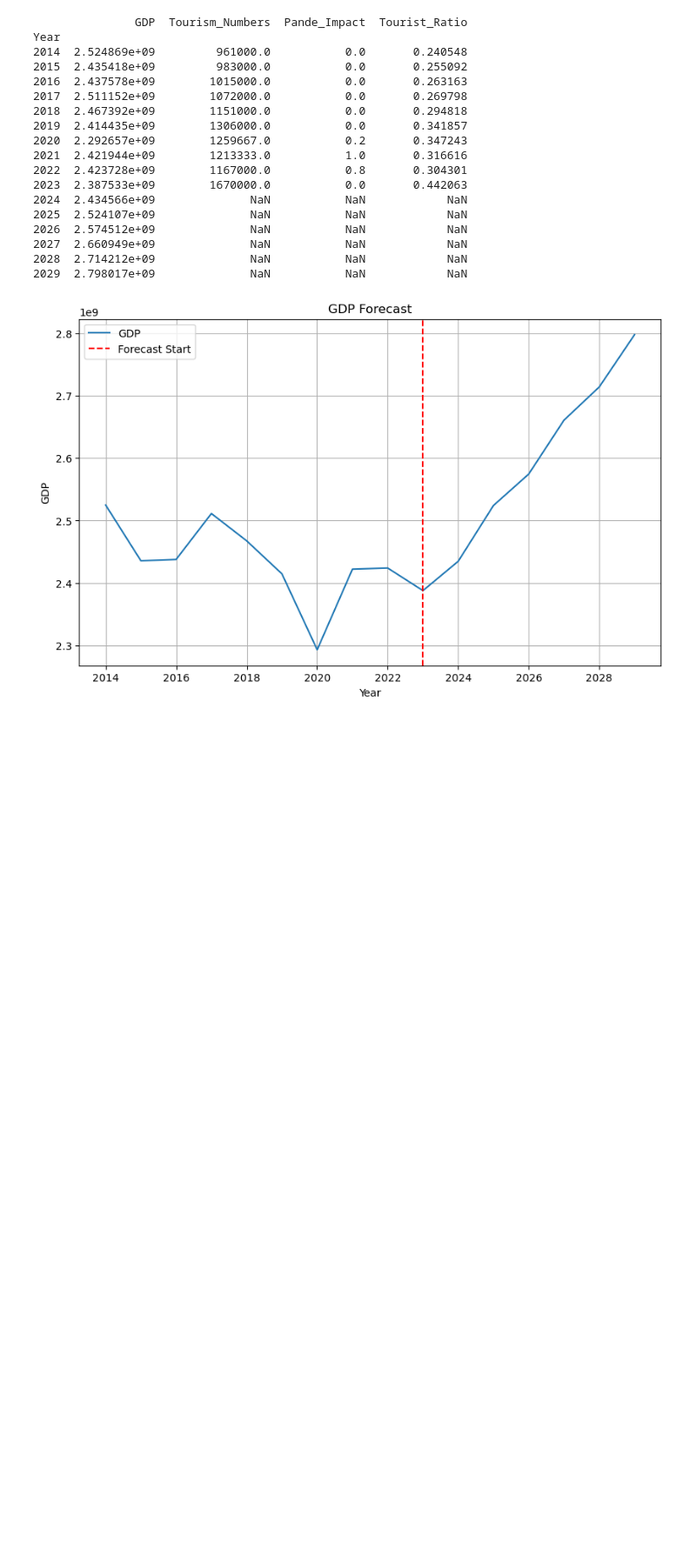
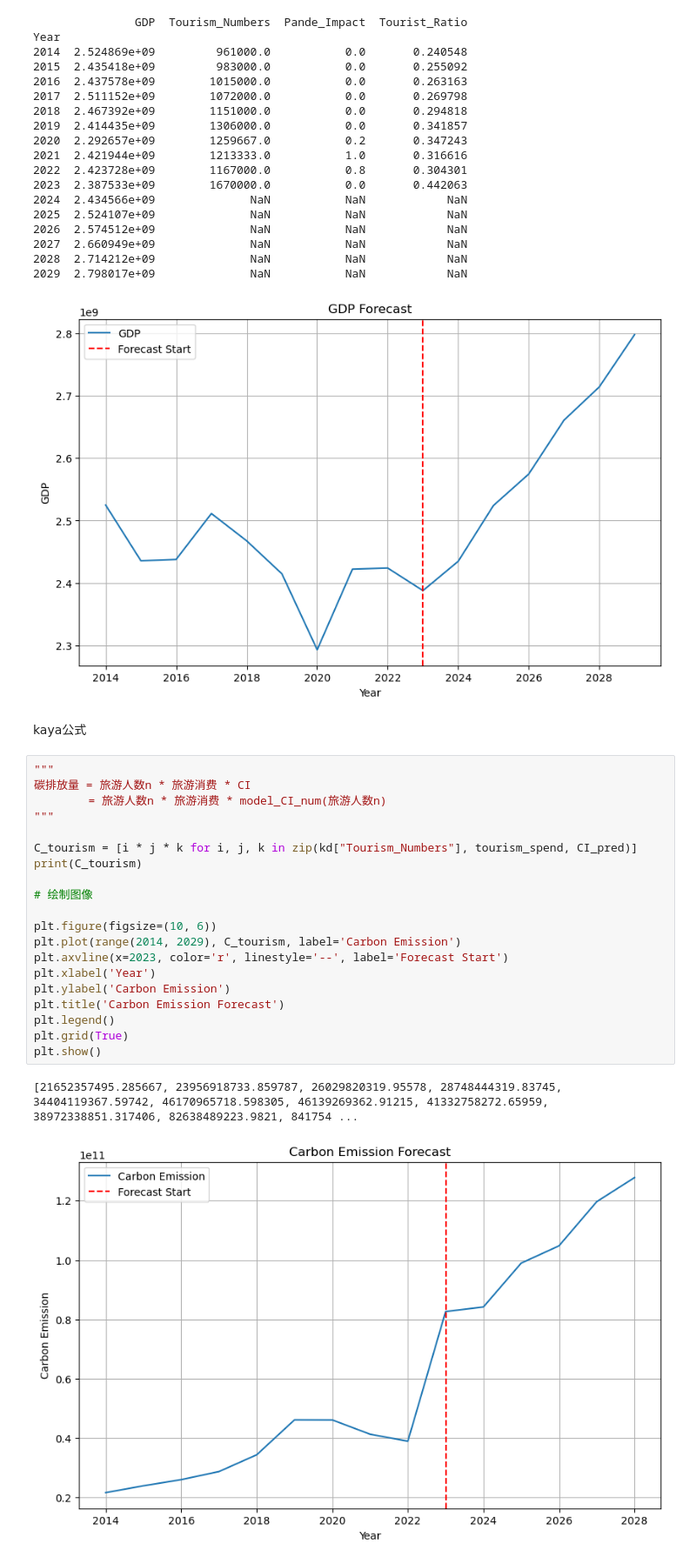
Before and after one commit to BlackMaple1203/MCM, a Jupyter notebook: Code/environment/kaya.ipynb, the cells around one changed output. Shown at 87% size. Cells and saved outputs as stored; diff of their text form; blank space fills up the shorter version.

```diff
--- a/Code/environment/kaya.ipynb
+++ b/Code/environment/kaya.ipynb
@@ -200,3 +237,28 @@ Year
 2028  2.714212e+09              NaN           NaN            NaN
 2029  2.798017e+09              NaN           NaN            NaN
 [figure]
+# %% [markdown]
+kaya公式
+# %%
+"""
+碳排放量 = 旅游人数n * 旅游消费 * CI
+        = 旅游人数n * 旅游消费 * model_CI_num(旅游人数n)
+"""
+
+C_tourism = [i * j * k for i, j, k in zip(kd["Tourism_Numbers"], tourism_spend, CI_pred)]
+print(C_tourism)
+
+# 绘制图像
+
+plt.figure(figsize=(10, 6))
+plt.plot(range(2014, 2029), C_tourism, label='Carbon Emission')
+plt.axvline(x=2023, color='r', linestyle='--', label='Forecast Start')
+plt.xlabel('Year')
+plt.ylabel('Carbon Emission')
+plt.title('Carbon Emission Forecast')
+plt.legend()
+plt.grid(True)
+plt.show()
+# %% [output]
+[21652357495.285667, 23956918733.859787, 26029820319.95578, 28748444319.83745, 34404119367.59742, 46170965718.598305, 46139269362.91215, 41332758272.65959, 38972338851.317406, 82638489223.9821, 841754 ...
+[figure, added]
```
Also changed, not shown: parts of 5 cells of this notebook.
